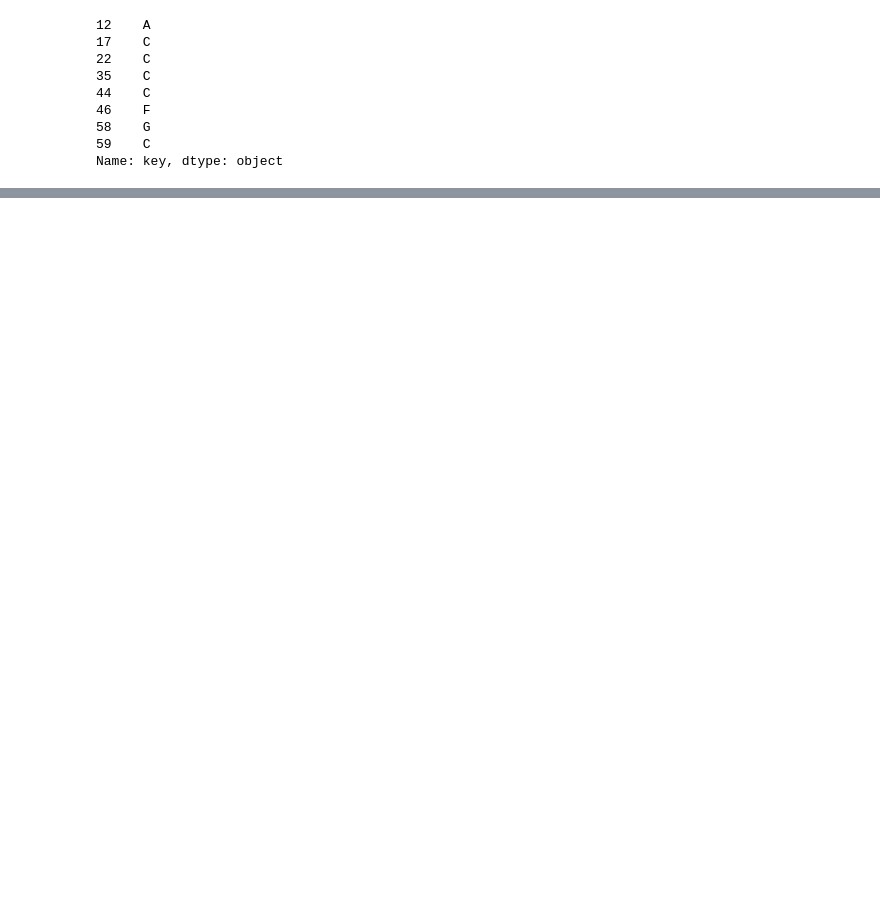
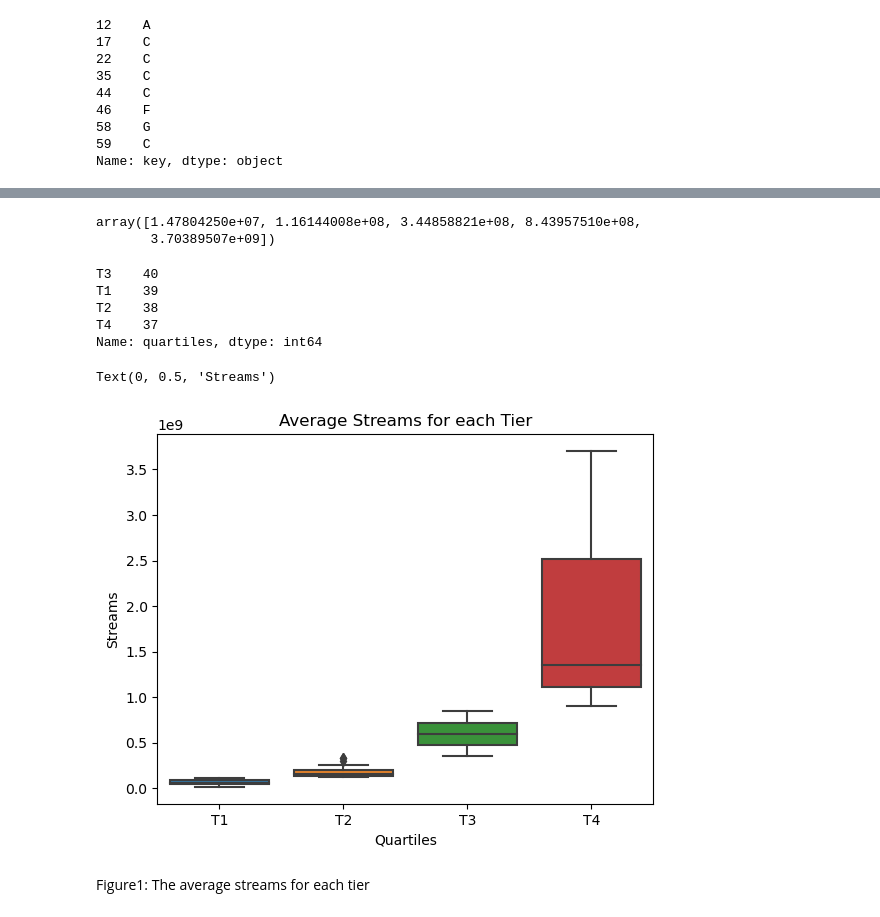
Before and after one commit to low122/Spotify-music-trend, a Jupyter notebook: spotifyAnalysis.ipynb, the cells around one changed output, grey strips where cells are left out. Saved outputs shown, nothing was run; the diff lists cells and outputs as text; code cells hidden in the pictures; blank space fills up the shorter version.

Commit message:
Analysis artist and stream...

```diff
--- a/spotifyAnalysis.ipynb
+++ b/spotifyAnalysis.ipynb
@@ -82,3 +109,5 @@ clean_spotify_data = spotify_data.drop(columes_to_drop.columns, axis = 1)
+# %%
+clean_spotify_data = spotify_data.drop('released_date', axis = 1)
 # %%
 clean_spotify_data
 # %% [output]
@@ -177,0 +236,2 @@ Name: key, dtype: object
+# %%
+clean_spotify_data['artist_name'] = clean_spotify_data['artist_name'].str.split(',')
@@ -177,0 +249,4 @@ Name: key, dtype: object
+# %%
+clean_spotify_data = clean_spotify_data.explode('artist_name').reset_index(drop=True)
+
+clean_spotify_data[clean_spotify_data['artist_count'] == 2].head()
@@ -177,0 +270,4 @@ Name: key, dtype: object
+# %%
+tier_data = clean_spotify_data[['artist_name', 'streams']].copy()
+
+tier_data
@@ -177,0 +308,23 @@ Name: key, dtype: object
+# %%
+qcut_intervals
+# %% [output]
+array([1.47804250e+07, 1.16144008e+08, 3.44858821e+08, 8.43957510e+08,
+       3.70389507e+09])
+# %%
+tier_data['quartiles'].value_counts()
+# %% [output]
+T3    40
+T1    39
+T2    38
+T4    37
+Name: quartiles, dtype: int64
+# %%
+sns.boxplot(x = 'quartiles', y = 'streams', data = tier_data)
+plt.title("Average Streams for each Tier")
+plt.xlabel("Quartiles")
+plt.ylabel("Streams")
+# %% [output]
+Text(0, 0.5, 'Streams')
+[figure, added]
+# %% [markdown]
+Figure1: The average streams for each tier
```
Also changed, not shown: parts of 26 cells of this notebook.
